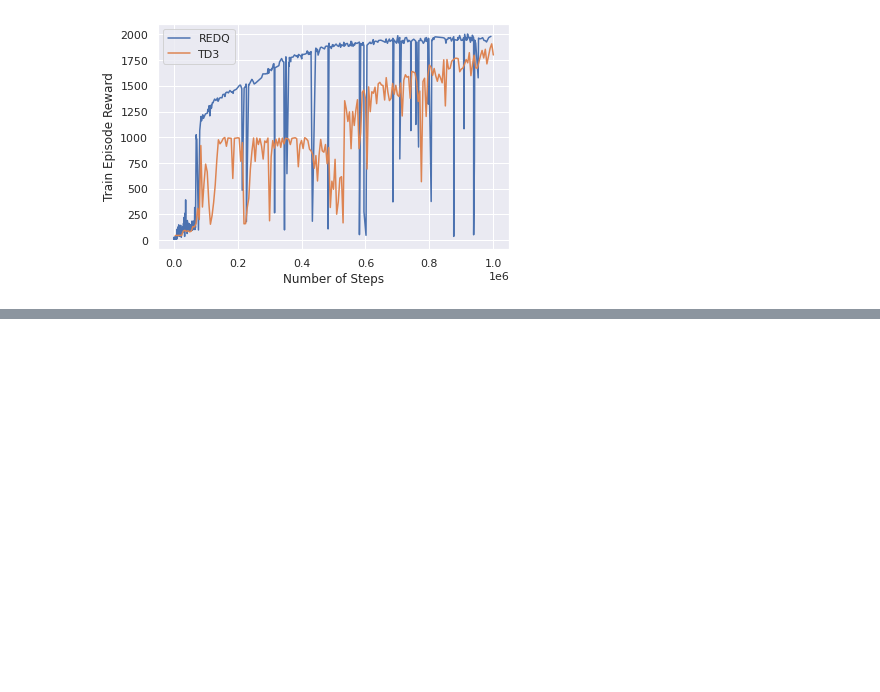
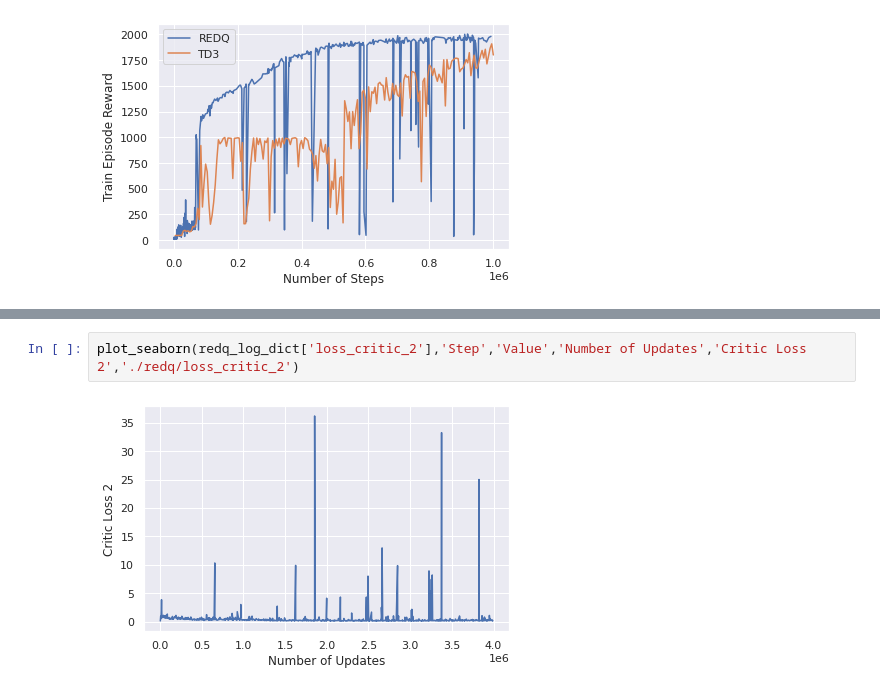
Before and after one commit to limaries30/ee619_term_project, a Jupyter notebook: final_log/plotting.ipynb, the cells around one changed output, grey strips where cells are left out. Cells and saved outputs as stored; diff of their text form; blank space fills up the shorter version.

```diff
--- a/final_log/plotting.ipynb
+++ b/final_log/plotting.ipynb
@@ -56,0 +78,4 @@ ax.figure.savefig('redq_td3')
+# %%
+plot_seaborn(redq_log_dict['loss_critic_2'],'Step','Value','Number of Updates','Critic Loss 2','./redq/loss_critic_2')
+# %% [output]
+[figure, added]
```
Also changed, not shown: parts of 14 cells of this notebook, 7 other files.
